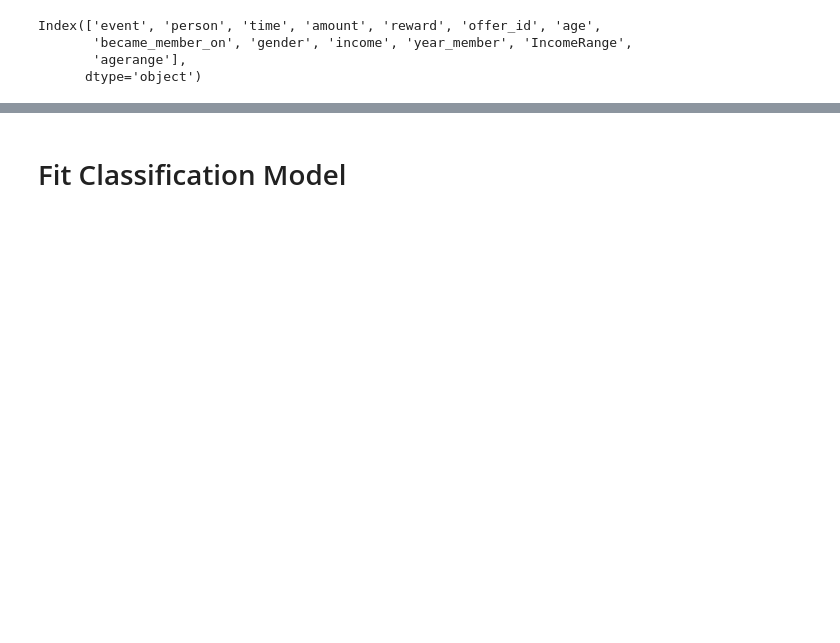
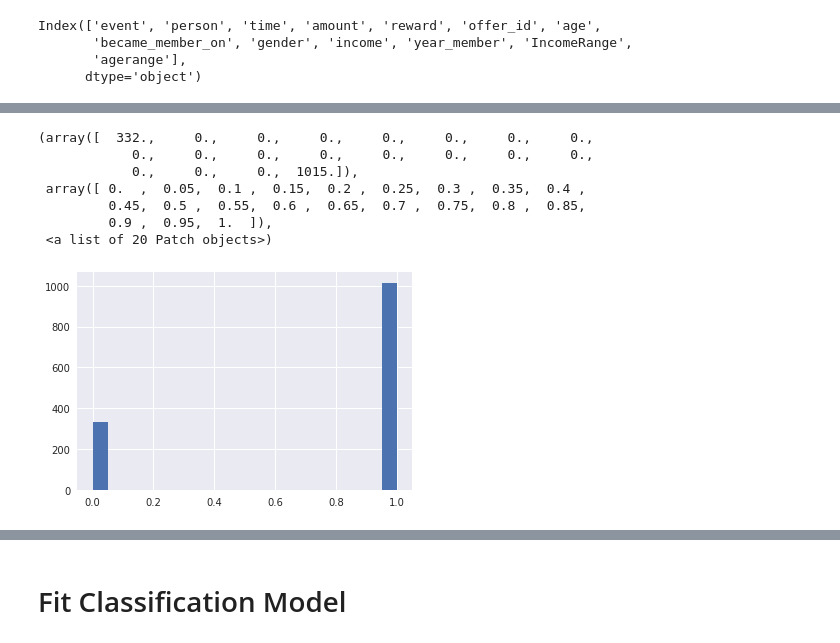
Before and after one commit to jingwenhuang96/Udacity_Starbucks_Capstone, a Jupyter notebook: Starbucks_Capstone_notebook.ipynb, the cells around one changed output, grey strips where cells are left out. Saved outputs shown, nothing was run; the diff lists cells and outputs as text; code cells hidden in the pictures; blank space fills up the shorter version.

```diff
--- a/Starbucks_Capstone_notebook.ipynb
+++ b/Starbucks_Capstone_notebook.ipynb
@@ -541,0 +596,11 @@ Name: event, dtype: object
+# %%
+plt.hist(Y_val, bins=20)
+# %% [output]
+(array([  332.,     0.,     0.,     0.,     0.,     0.,     0.,     0.,
+            0.,     0.,     0.,     0.,     0.,     0.,     0.,     0.,
+            0.,     0.,     0.,  1015.]),
+ array([ 0.  ,  0.05,  0.1 ,  0.15,  0.2 ,  0.25,  0.3 ,  0.35,  0.4 ,
+         0.45,  0.5 ,  0.55,  0.6 ,  0.65,  0.7 ,  0.75,  0.8 ,  0.85,
+         0.9 ,  0.95,  1.  ]),
+ <a list of 20 Patch objects>)
+[figure, added]
```
Also changed, not shown: parts of 62 cells of this notebook.
